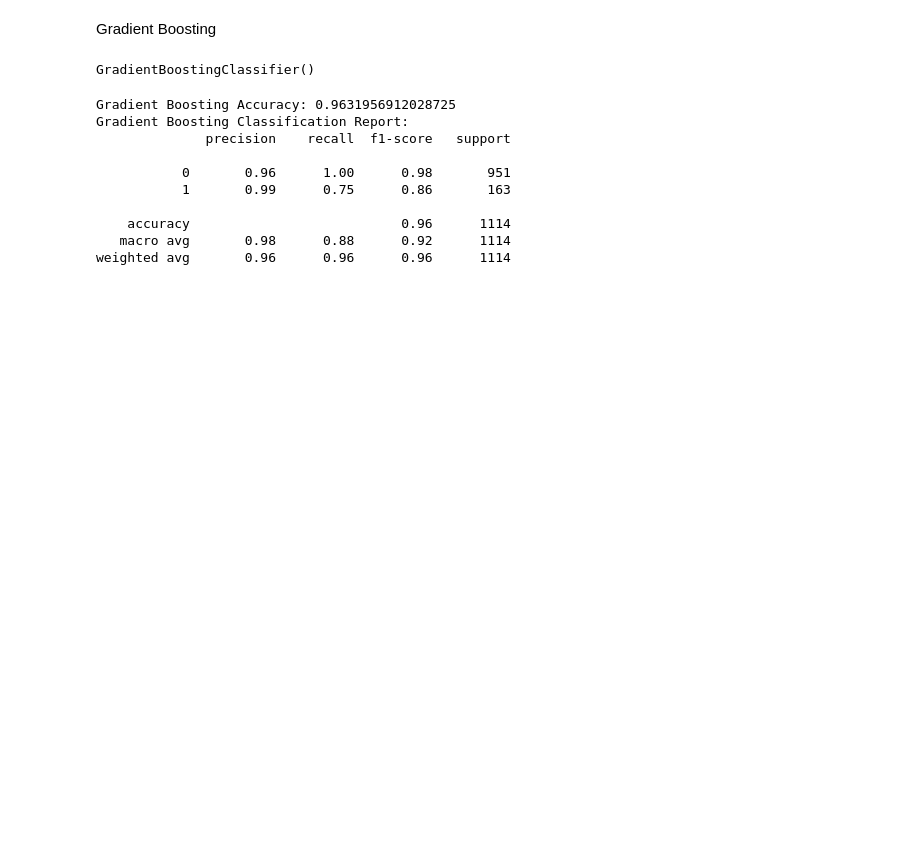
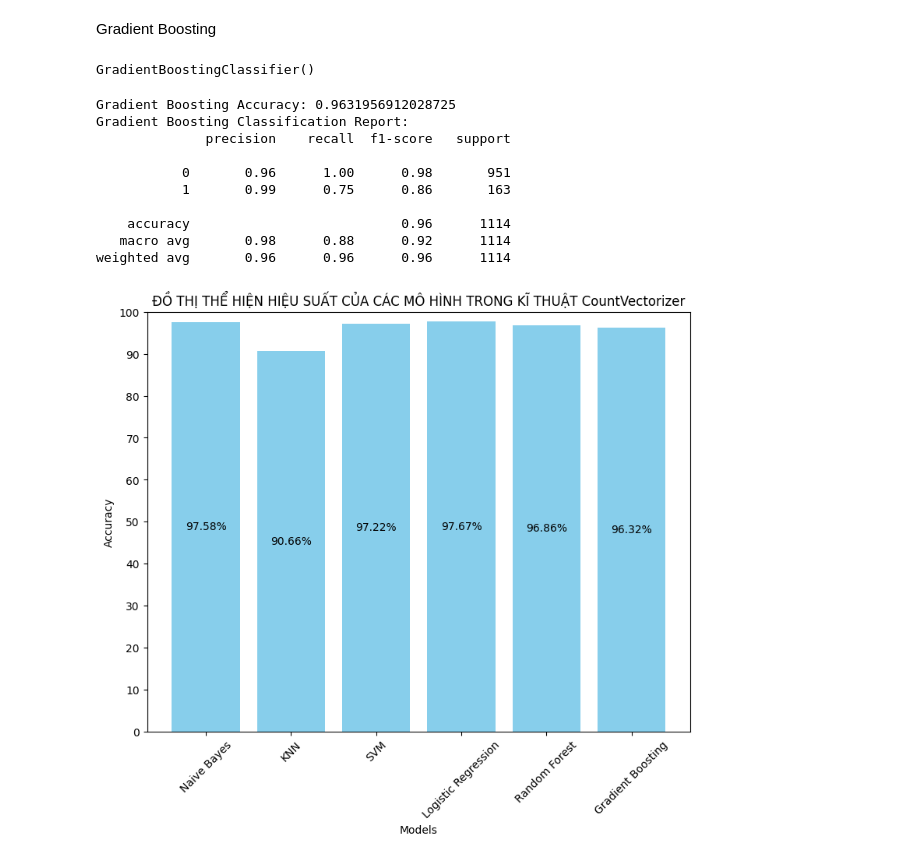
Before and after one commit to K0l4s/SpamEmailFilter, a Jupyter notebook: CountVectorizer.ipynb, the cells around one changed output. Saved outputs shown, nothing was run; the diff lists cells and outputs as text; code cells hidden in the pictures; blank space fills up the shorter version.

```diff
--- a/MODEL_CountVectorizer.ipynb
+++ b/CountVectorizer.ipynb
@@ -128,11 +128,11 @@ svm_classifier.fit(X_train_counts, y_train)
 SVC()
 # %%
 y_pred = svm_classifier.predict(X_test_counts)
-accuracy = accuracy_score(y_test, y_pred)
+accuracy3 = accuracy_score(y_test, y_pred)
 classification_rep = classification_report(y_test, y_pred)
 
 # In ra kết quả
-print("SVM Accuracy:", accuracy)
+print("SVM Accuracy:", accuracy3)
 print("SVM Classification Report:")
 print(classification_rep)
 # %% [output]
@@ -157,11 +157,11 @@ logistic_regression.fit(X_train_counts, y_train)
 LogisticRegression()
 # %%
 y_pred = logistic_regression.predict(X_test_counts)
-accuracy = accuracy_score(y_test, y_pred)
+accuracy4 = accuracy_score(y_test, y_pred)
 classification_rep = classification_report(y_test, y_pred)
 
 # In ra kết quả
-print("Logistic Regression Accuracy:", accuracy)
+print("Logistic Regression Accuracy:", accuracy4)
 print("Logistic Regression Classification Report:")
 print(classification_rep)
 # %% [output]
@@ -186,11 +186,11 @@ random_forest.fit(X_train_counts, y_train)
 RandomForestClassifier()
 # %%
 y_pred = random_forest.predict(X_test_counts)
-accuracy = accuracy_score(y_test, y_pred)
+accuracy5 = accuracy_score(y_test, y_pred)
 classification_rep = classification_report(y_test, y_pred)
 
 # In ra kết quả
-print("Random Forest Accuracy:", accuracy)
+print("Random Forest Accuracy:", accuracy5)
 print("Random Forest Classification Report:")
 print(classification_rep)
 # %% [output]
@@ -215,11 +215,11 @@ gradient_boosting.fit(X_train_counts, y_train)
 GradientBoostingClassifier()
 # %%
 y_pred = gradient_boosting.predict(X_test_counts)
-accuracy = accuracy_score(y_test, y_pred)
+accuracy6 = accuracy_score(y_test, y_pred)
 classification_rep = classification_report(y_test, y_pred)
 
 # In ra kết quả
-print("Gradient Boosting Accuracy:", accuracy)
+print("Gradient Boosting Accuracy:", accuracy6)
 print("Gradient Boosting Classification Report:")
 print(classification_rep)
 # %% [output]
@@ -233,3 +233,31 @@ Gradient Boosting Classification Report:
     accuracy                           0.96      1114
    macro avg       0.98      0.88      0.92      1114
 weighted avg       0.96      0.96      0.96      1114
+# %%
+import matplotlib.pyplot as plt
+import numpy as np
+
+# Các độ chính xác của từng mô hình (ví dụ)
+accuracies = [accuracy1 * 100, accuracy2 * 100, accuracy3 * 100, accuracy4 * 100, accuracy5 * 100, accuracy6 * 100]
+
+
+# Tên của từng mô hình
+models = ["Naive Bayes", "KNN", "SVM", "Logistic Regression", "Random Forest", "Gradient Boosting"]
+
+# Vẽ biểu đồ cột
+plt.figure(figsize=(9, 7))
+bars = plt.bar(models, accuracies, color='skyblue')
+plt.xlabel('Models')
+plt.ylabel('Accuracy')
+plt.title('ĐỒ THỊ THỂ HIỆN HIỆU SUẤT CỦA CÁC MÔ HÌNH TRONG KĨ THUẬT CountVectorizer')
+plt.ylim(0, 100)  # Giới hạn trục y từ 0 đến 1
+plt.yticks(np.arange(0, 105, 10))
+plt.xticks(rotation=45)  # Xoay tên mô hình để dễ đọc hơn
+
+# Ghi số liệu lên trên các cột
+for bar, accuracy in zip(bars, accuracies):
+    plt.text(bar.get_x() + bar.get_width()/2, bar.get_height()/2, f'{accuracy:.2f}%',
+             ha='center', va='center')
+plt.show()
+# %% [output]
+[figure, added]
```
Also changed, not shown: parts of 3 cells of this notebook, 1 other file.
